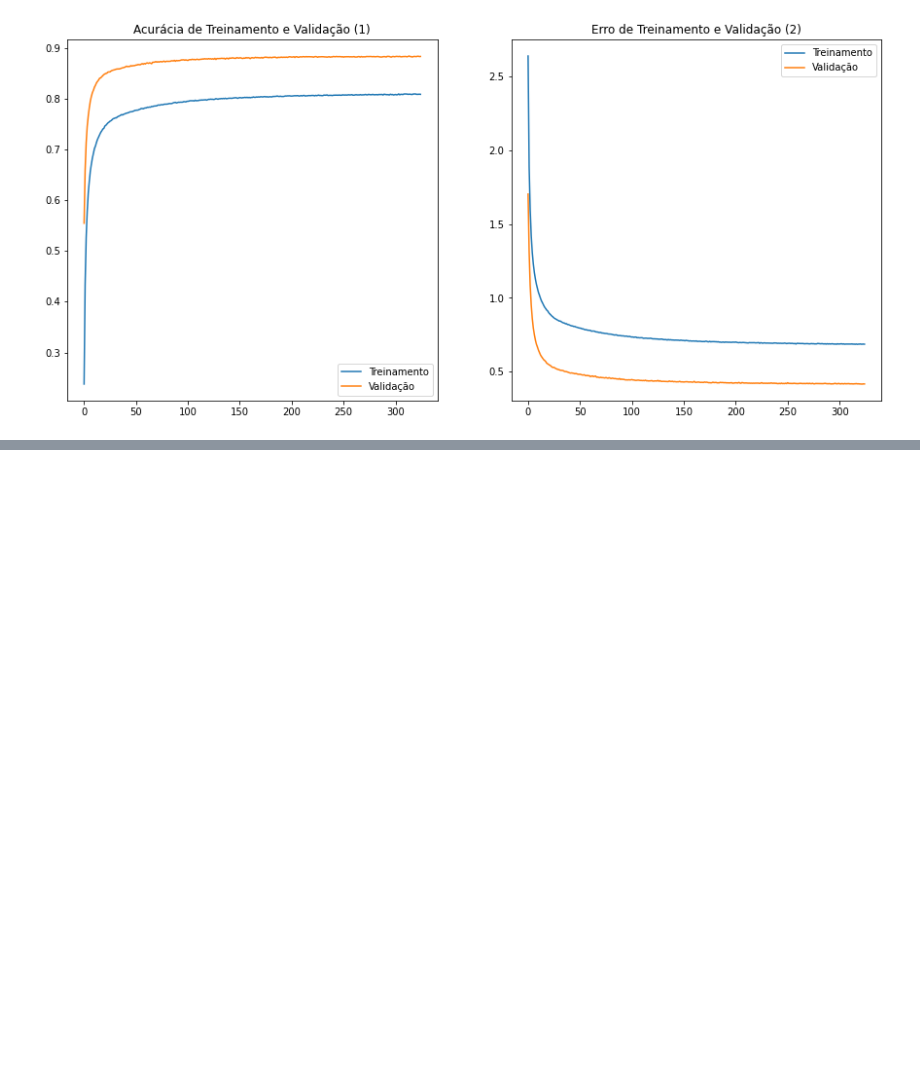
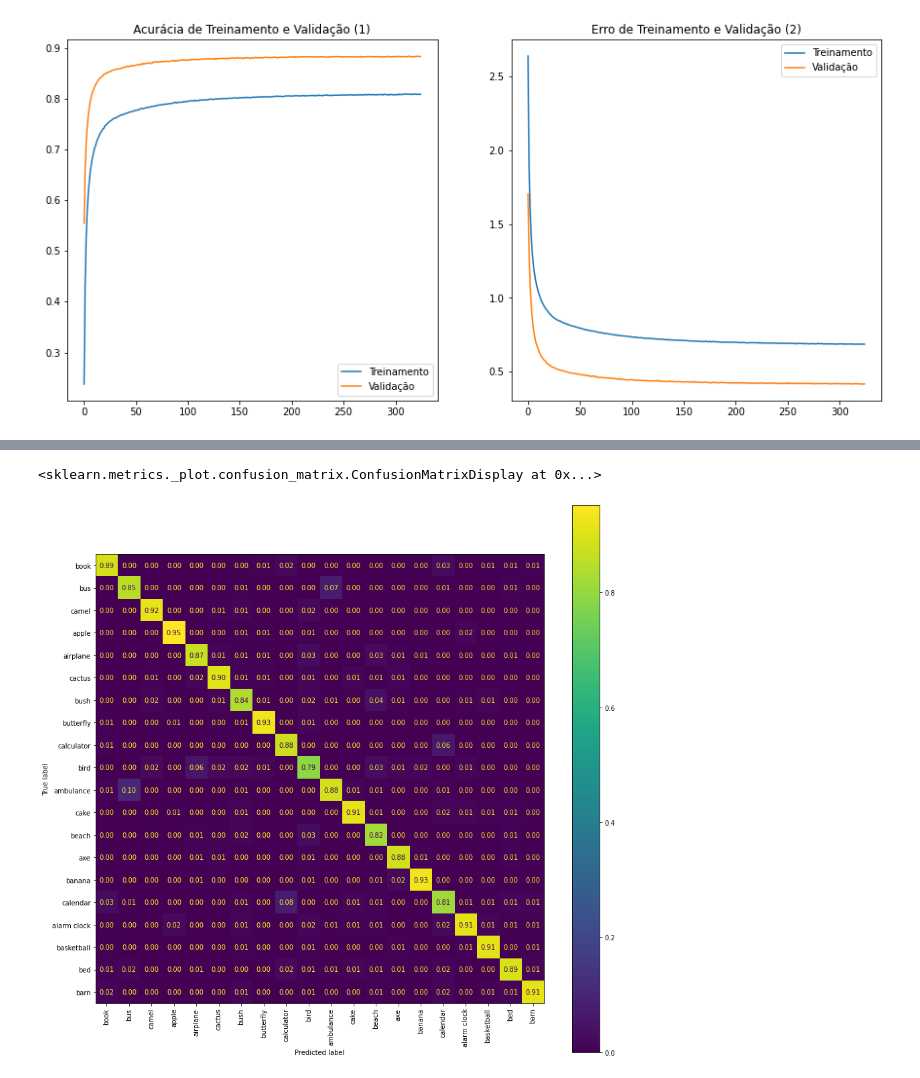
Before and after one commit to gabrielzezze/drawing-guesser, a Jupyter notebook: model/Projeto_GabrielZezze_PedroLuizV3.ipynb, the cells around one changed output, grey strips where cells are left out. Drawn from its saved outputs; the diff is of its cells as text; code cells hidden in the pictures; blank space fills up the shorter version.

Commit message:
add confusion matrix

```diff
--- a/model/Projeto_GabrielZezze_PedroLuizV3.ipynb
+++ b/model/Projeto_GabrielZezze_PedroLuizV3.ipynb
@@ -38,11 +39,34 @@ RANDOM_SEED = 42
 O dataset utilizado disponibiliza arquivos do tipo numpy bit array, que quando lidos com a função `numpy.load` retorna um numpy array. Contudo, esse array possui apenas uma dimensão. Dessa forma, é necessário fazer o reshape de cada imagem lida para se tornar uma matriz 28x28.
 # %%
 #GETTING ALL FILE NAMES
-data_files = os.listdir('./data/')
-data_files = [f'./data/{file}' for file in data_files]
-if data_files.count('./data/.DS_Store') > 0:
-    data_files.remove('./data/.DS_Store')
+data_files = os.listdir('../data/')
+data_files = [f'../data/{file}' for file in data_files]
+if data_files.count('../data/.DS_Store') > 0:
+    data_files.remove('../data/.DS_Store')
 N_CATEGORIES = len(data_files)
+
+data_files = [
+    '../data/book.npy',
+    '../data/bus.npy',
+    '../data/camel.npy',
+    '../data/apple.npy',
+    '../data/airplane.npy',
+    '../data/cactus.npy',
+    '../data/bush.npy',
+    '../data/butterfly.npy',
+    '../data/calculator.npy',
+    '../data/bird.npy',
+    '../data/ambulance.npy',
+    '../data/cake.npy',
+    '../data/beach.npy',
+    '../data/axe.npy',
+    '../data/banana.npy',
+    '../data/calendar.npy',
+    '../data/alarm clock.npy',
+    '../data/basketball.npy',
+    '../data/bed.npy',
+    '../data/barn.npy'
+]
 
 print(data_files)
 print(N_CATEGORIES)
@@ -200,3 +240,5 @@ plt.show()
+# %%
+model = tf.keras.models.load_model(f'../model/trained_models')
 # %%
 predictions = model.predict_classes(X_test)
 
@@ -286,0 +246,10 @@ Created in <span style='font-weight:600;margin-left:4px;'>Deepnote</span></a>
+# %%
+from sklearn.metrics import confusion_matrix, ConfusionMatrixDisplay
+
+cm = confusion_matrix(y_test, predictions, normalize='pred')
+cmd = ConfusionMatrixDisplay(cm, display_labels=categories)
+fig, ax = plt.subplots(figsize=(15,15))
+cmd.plot(ax=ax, xticks_rotation='vertical', values_format = '.2f')
+# %% [output]
+<sklearn.metrics._plot.confusion_matrix.ConfusionMatrixDisplay at 0x...>
+[figure, added]
```
Also changed, not shown: parts of 14 cells of this notebook.
